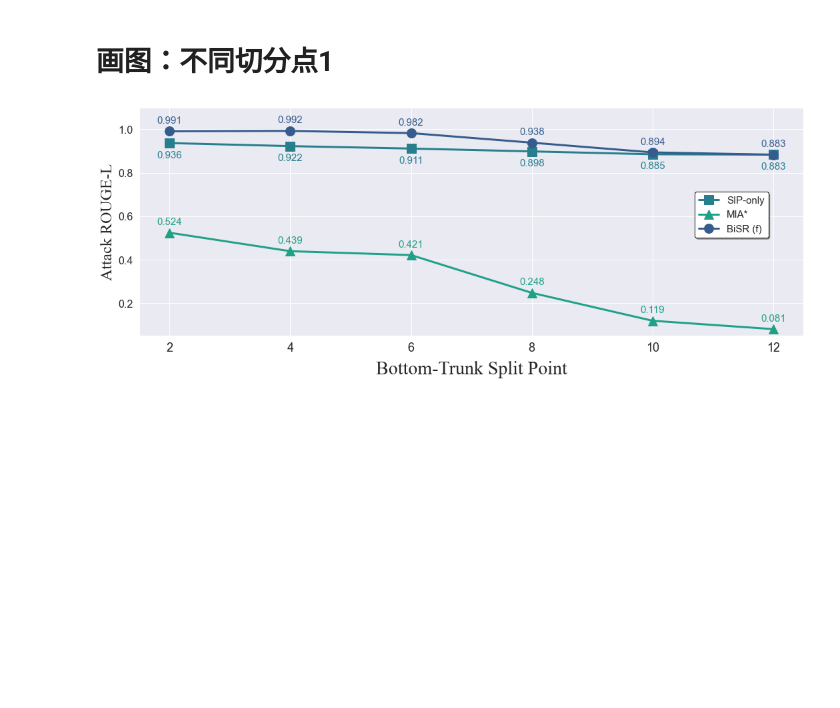
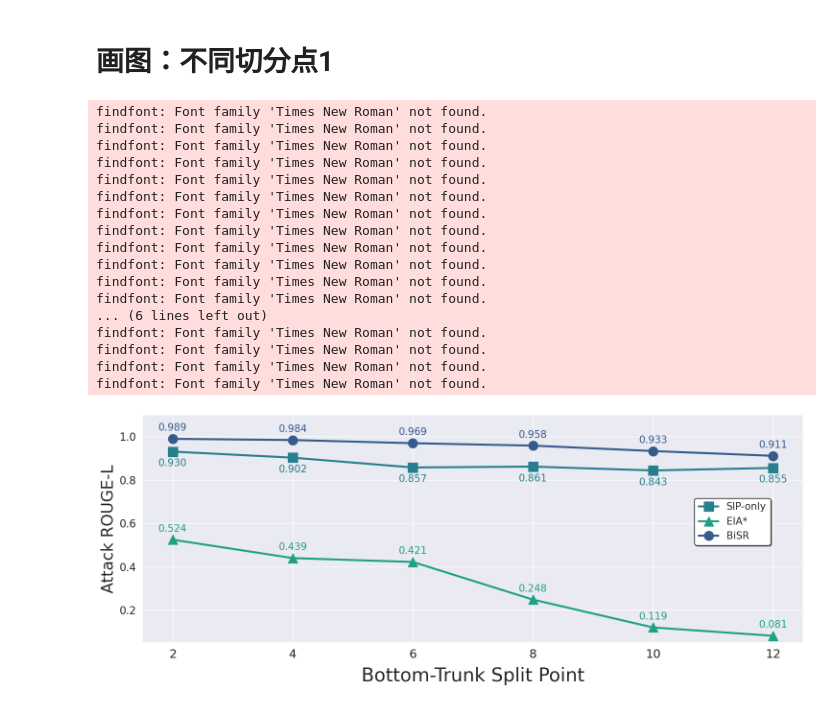
Before and after one commit to StupidTrees/SplitLLM, a Jupyter notebook: experiments/notebook/figures/diff_split_mia.ipynb, the cells around one changed output. Saved outputs shown, nothing was run; the diff lists cells and outputs as text; code cells hidden in the pictures; blank space fills up the shorter version.

```diff
--- a/experiments/notebook/figures/diff_split_mia.ipynb
+++ b/experiments/notebook/figures/diff_split_mia.ipynb
@@ -19,8 +19,8 @@ rouges_mia = {}
 
 for idx,ep in enumerate(rows['SP']):
     rouges[ep] = rows['SIP'][idx]
-    rouges_bip[ep] = rows['BiSR (f)'][idx]
-    rouges_mia[ep] = rows['MIA'][idx]
+    rouges_bip[ep] = rows['BiSR'][idx]
+    rouges_mia[ep] = rows['EIA'][idx]
 # %%
 
 import matplotlib.pyplot as plt
@@ -35,9 +35,9 @@ atk_colors2 = sns.color_palette('coolwarm', 6)
 atk_colors3 = sns.color_palette('cool', 6)
 atk_colors4 = sns.color_palette('Spectral', 6)
 color_ppl = sns.color_palette("autumn", 6)[3]
-all_data = { 'SIP-only': rouges, 'MIA*': rouges_mia, 'BiSR (f)': rouges_bip}
-colors = {'BiSR (f)': atk_colors[1], 'SIP-only': atk_colors[2], 'MIA*': atk_colors[3]}
-markers = {'BiSR (f)': 'o', 'SIP-only': 's', 'MIA*': '^','Test-PPL':'d'}
+all_data = { 'SIP-only': rouges, 'EIA*': rouges_mia, 'BiSR': rouges_bip}
+colors = {'BiSR': atk_colors[1], 'SIP-only': atk_colors[2], 'EIA*': atk_colors[3]}
+markers = {'BiSR': 'o', 'SIP-only': 's', 'EIA*': '^','Test-PPL':'d'}
 
 ax1.set_ylabel('Attack ROUGE-L', fontsize=24,fontname="Times New Roman")
 ax1.tick_params(axis='x', labelsize=18)
@@ -51,31 +51,48 @@ ax1.set_ylim(0.05, 1.1)
 # ax2.set_ylim(21, 35)
 for name, data in all_data.items():
     axis = ax1
     linestyle='-'
     # if name =='Test-PPL':
     #     axis = ax2
     #     linestyle = '--'
     axis.plot(data.keys(), data.values(), color=colors[name], marker=markers[name], markersize=14, label=name, linestyle=linestyle, linewidth=3)
 
     for i, (ep, rg) in enumerate(data.items()):
         ofst = 12
         if name == 'SIP-only':
             ofst = -22
         if name =='Test-PPL' and ep == 9600:
             ofst = 30
         axis.annotate(f'{rg:.3f}', (ep, rg), textcoords="offset points",
                      xytext=(0, ofst),
                      ha='center', fontsize=15, color=colors[name])
 
 
 # the legend with rounded corner and white background
 fig.legend(loc='lower left', bbox_to_anchor=(0.83, 0.50), ncol=1, fontsize=15, frameon=True, fancybox=True, shadow=True, framealpha=1, edgecolor='black',facecolor='white')
 
 # ax2.yaxis.grid(False)
 
 
 # save the figure
 plt.tight_layout()
 plt.savefig('./diff_split_mia.pdf')
 # %% [output]
+findfont: Font family 'Times New Roman' not found.
+findfont: Font family 'Times New Roman' not found.
+findfont: Font family 'Times New Roman' not found.
+findfont: Font family 'Times New Roman' not found.
+findfont: Font family 'Times New Roman' not found.
+findfont: Font family 'Times New Roman' not found.
+findfont: Font family 'Times New Roman' not found.
+findfont: Font family 'Times New Roman' not found.
+findfont: Font family 'Times New Roman' not found.
+findfont: Font family 'Times New Roman' not found.
+findfont: Font family 'Times New Roman' not found.
+findfont: Font family 'Times New Roman' not found.
+... (6 lines left out)
+findfont: Font family 'Times New Roman' not found.
+findfont: Font family 'Times New Roman' not found.
+findfont: Font family 'Times New Roman' not found.
+findfont: Font family 'Times New Roman' not found.
-[figure, old version]
+[figure, new version]
```
Also changed, not shown: parts of 1 cell of this notebook, 16 other files.
